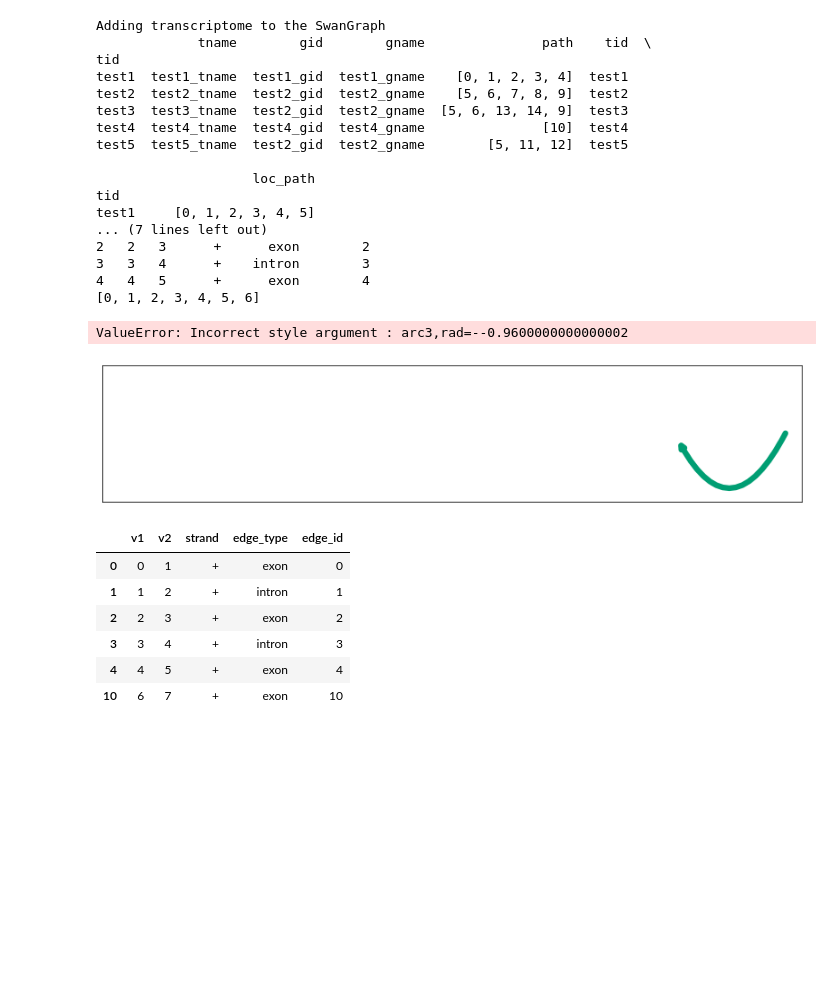
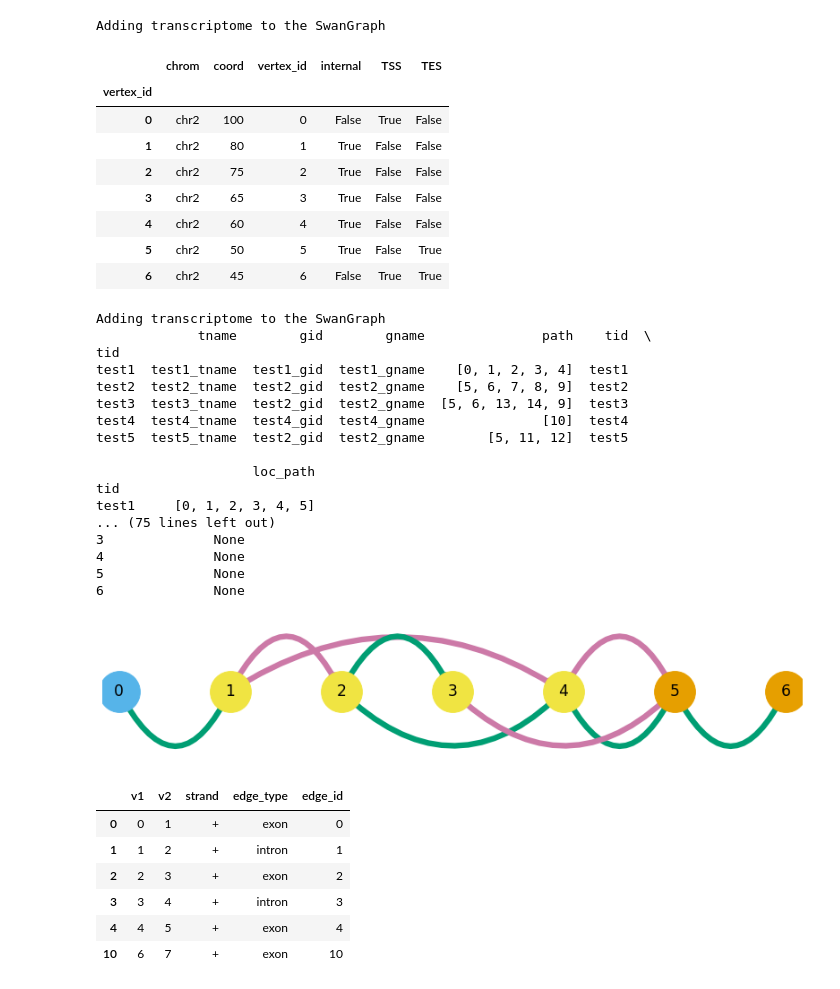
Before and after one commit to mortazavilab/swan_vis, a Jupyter notebook: tutorials/test_dev.ipynb, the cells around one changed output. Saved outputs shown, nothing was run; the diff lists cells and outputs as text; code cells hidden in the pictures; blank space fills up the shorter version.

```diff
--- a/tutorials/test_dev.ipynb
+++ b/tutorials/test_dev.ipynb
@@ -8,12 +8,34 @@ import scipy.stats as st
 # %%
 # 6/7/21
 # plotting tests
+# %%
+sg = swan.SwanGraph()
+sg.add_transcriptome('../new_testing/files/test_full.gtf')
+beep = sg.subset_on_gene('test2_gid')
+# %% [output]
+Adding transcriptome to the SwanGraph
+# %%
+beep.loc_df
+# %% [output]
+|  | chrom | coord | vertex_id | internal | TSS | TES |
+| vertex_id |  |  |  |  |  |  |
+| 0 | chr2 | 100 | 0 | False | True | False |
+| 1 | chr2 | 80 | 1 | True | False | False |
+| 2 | chr2 | 75 | 2 | True | False | False |
+| 3 | chr2 | 65 | 3 | True | False | False |
+| 4 | chr2 | 60 | 4 | True | False | False |
+| 5 | chr2 | 50 | 5 | True | False | True |
+| 6 | chr2 | 45 | 6 | False | True | True |
 # %%
 sg = swan.SwanGraph()
 sg.add_transcriptome('../new_testing/files/test_full.gtf')
 print(sg.t_df.head())
-print(sg.edge_df.head())
+print(sg.edge_df)
+print(sg.loc_df)
 sg.plot_graph('test2_gid')
+print()
+print(sg.pg.edge_df)
+print(sg.pg.loc_df)
 # %% [output]
 Adding transcriptome to the SwanGraph
              tname        gid        gname               path    tid  \
@@ -27,13 +49,12 @@ test5  test5_tname  test2_gid  test2_gname        [5, 11, 12]  test5
                     loc_path
 tid
 test1     [0, 1, 2, 3, 4, 5]
-... (7 lines left out)
-2   2   3      +      exon        2
-3   3   4      +    intron        3
-4   4   5      +      exon        4
-[0, 1, 2, 3, 4, 5, 6]
+... (75 lines left out)
+3              None
+4              None
+5              None
+6              None
-ValueError: Incorrect style argument : arc3,rad=--0.9600000000000002
-[figure, old version]
+[figure, new version]
 # %%
 sg.edge_df.loc[sg.edge_df.strand == '+']
 # %% [output]
```
Also changed, not shown: parts of 1 cell of this notebook, 5 other files.
